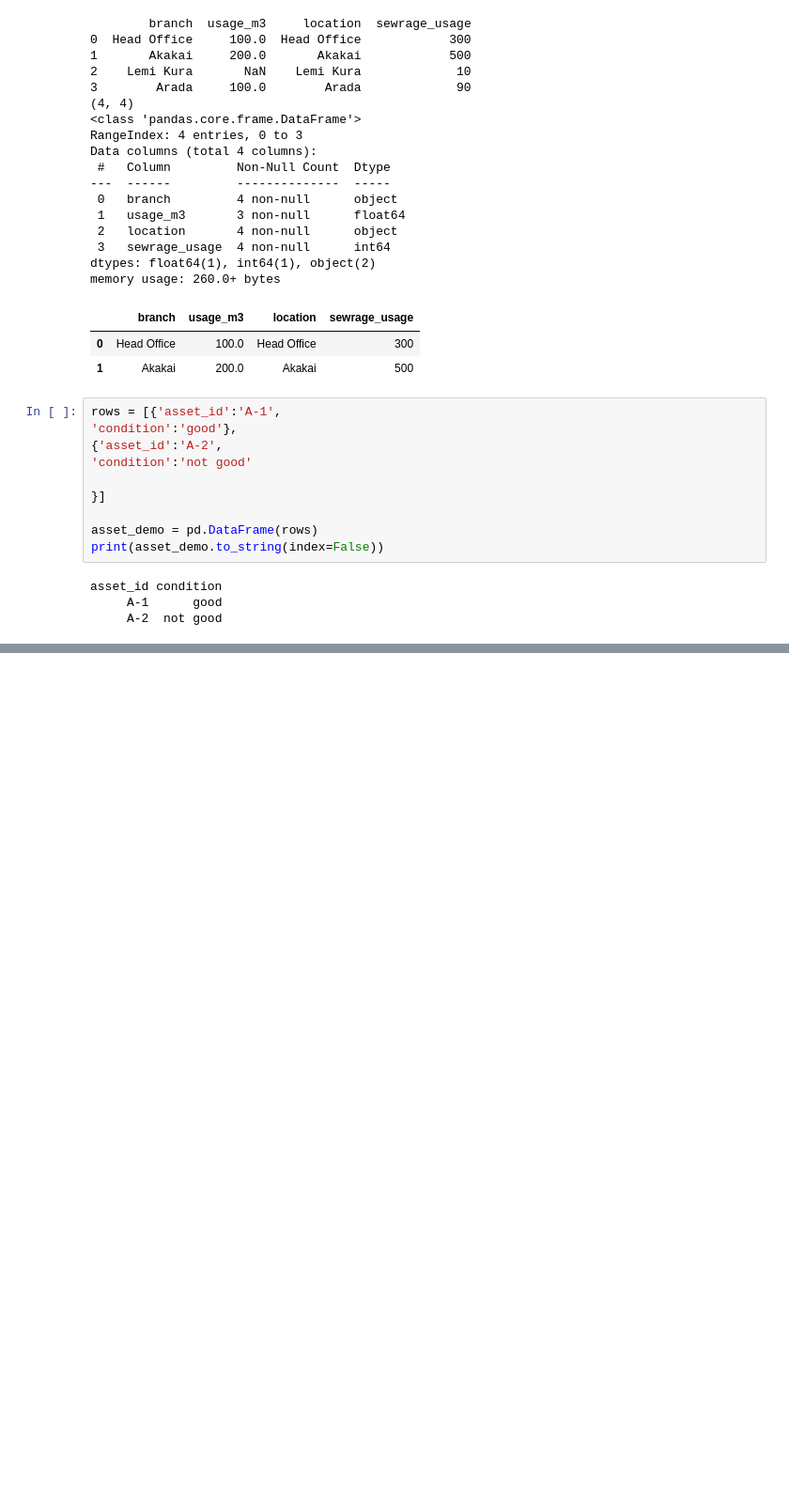
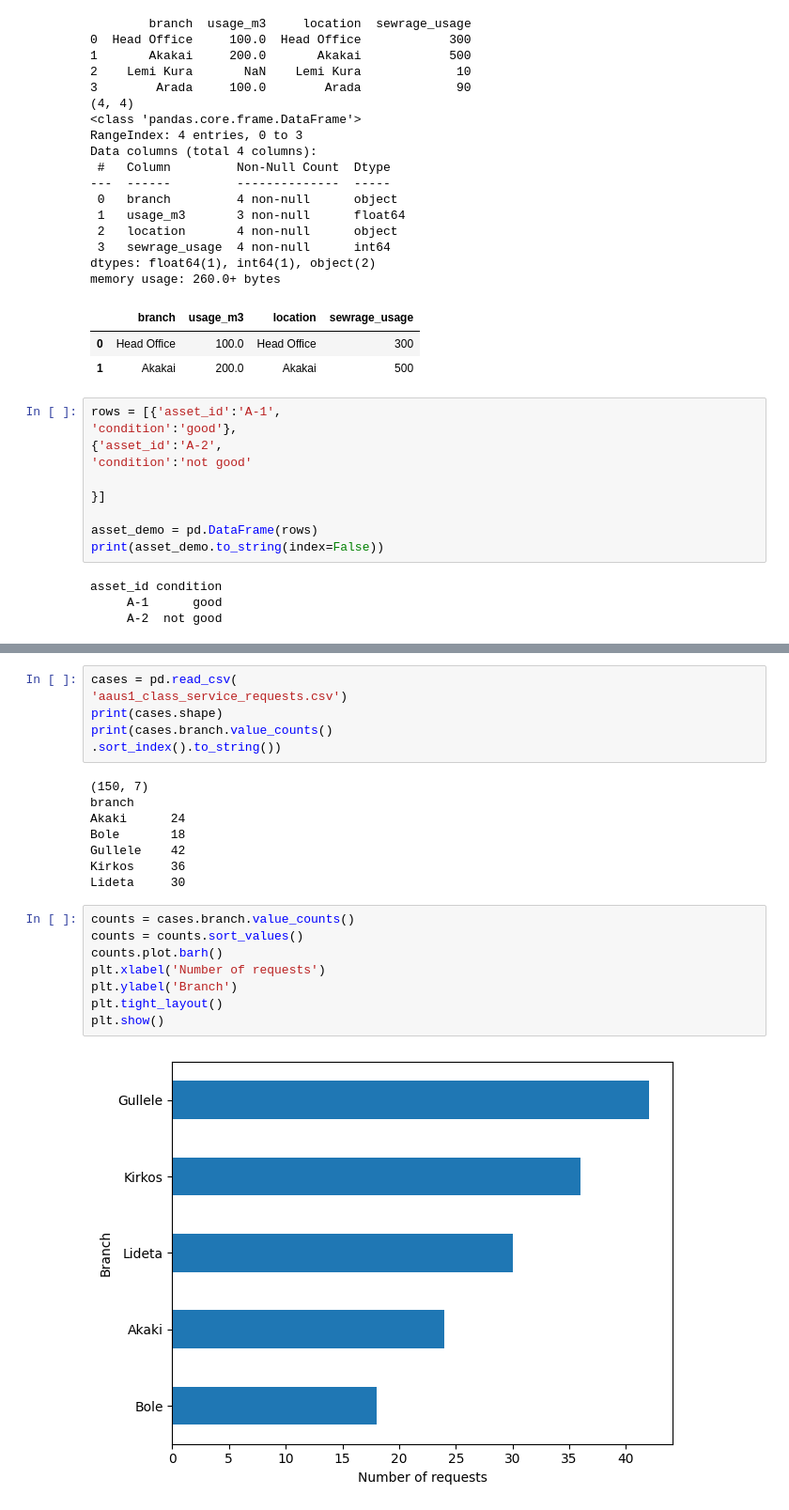
Before and after one commit to dagmawi77/python_aau_training, a Jupyter notebook: pandasnumpy.ipynb, the cells around one changed output, grey strips where cells are left out. Shown at 94% size. Saved outputs shown, nothing was run; the diff lists cells and outputs as text; blank space fills up the shorter version.

```diff
--- a/pandasnumpy.ipynb
+++ b/pandasnumpy.ipynb
@@ -123,0 +213,24 @@ dtype('int64')
+# %%
+cases = pd.read_csv(
+'aaus1_class_service_requests.csv')
+print(cases.shape)
+print(cases.branch.value_counts()
+.sort_index().to_string())
+# %% [output]
+(150, 7)
+branch
+Akaki      24
+Bole       18
+Gullele    42
+Kirkos     36
+Lideta     30
+# %%
+counts = cases.branch.value_counts()
+counts = counts.sort_values()
+counts.plot.barh()
+plt.xlabel('Number of requests')
+plt.ylabel('Branch')
+plt.tight_layout()
+plt.show()
+# %% [output]
+[figure, added]
```
Also changed, not shown: parts of 12 cells of this notebook, 9 other files.
